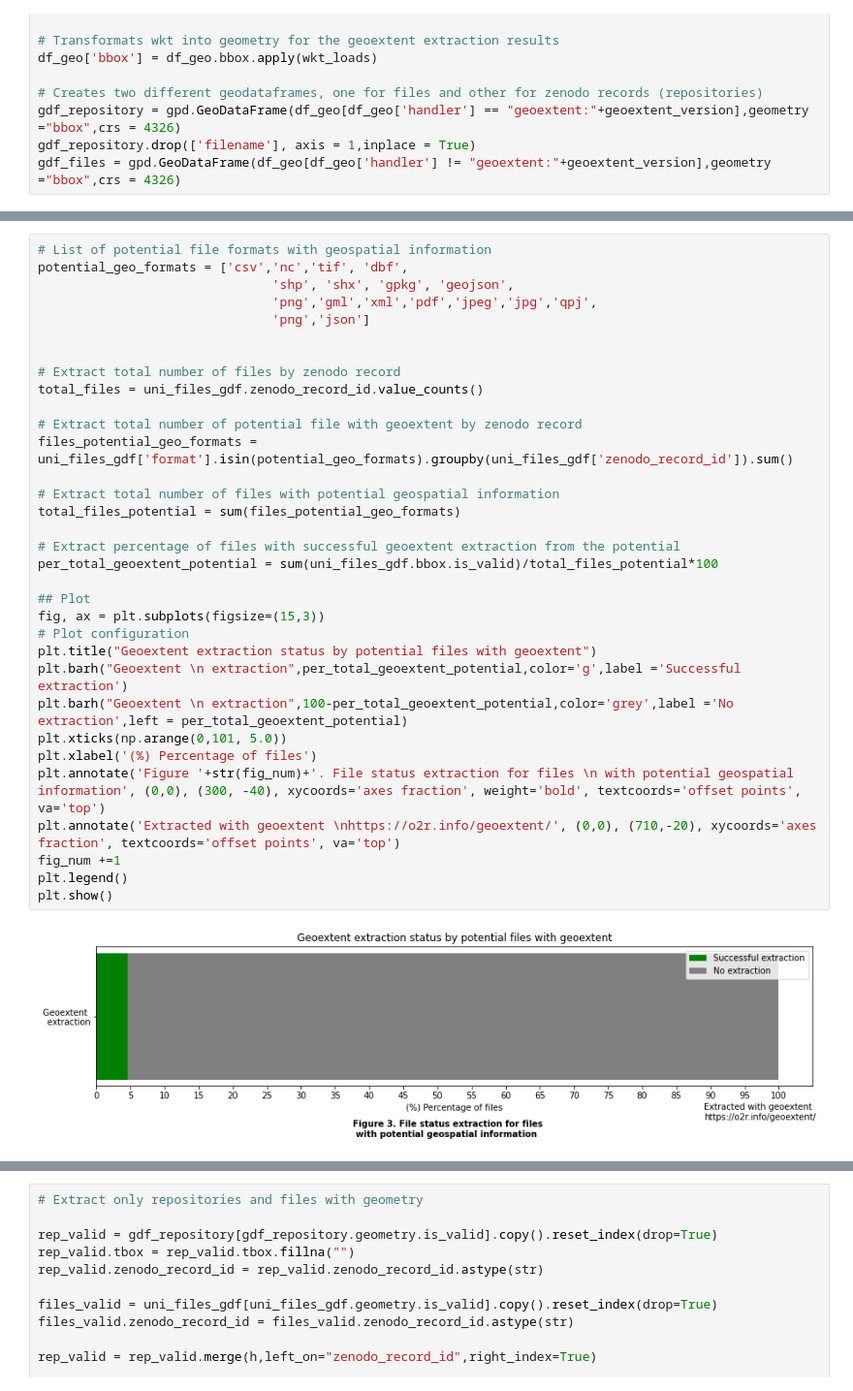
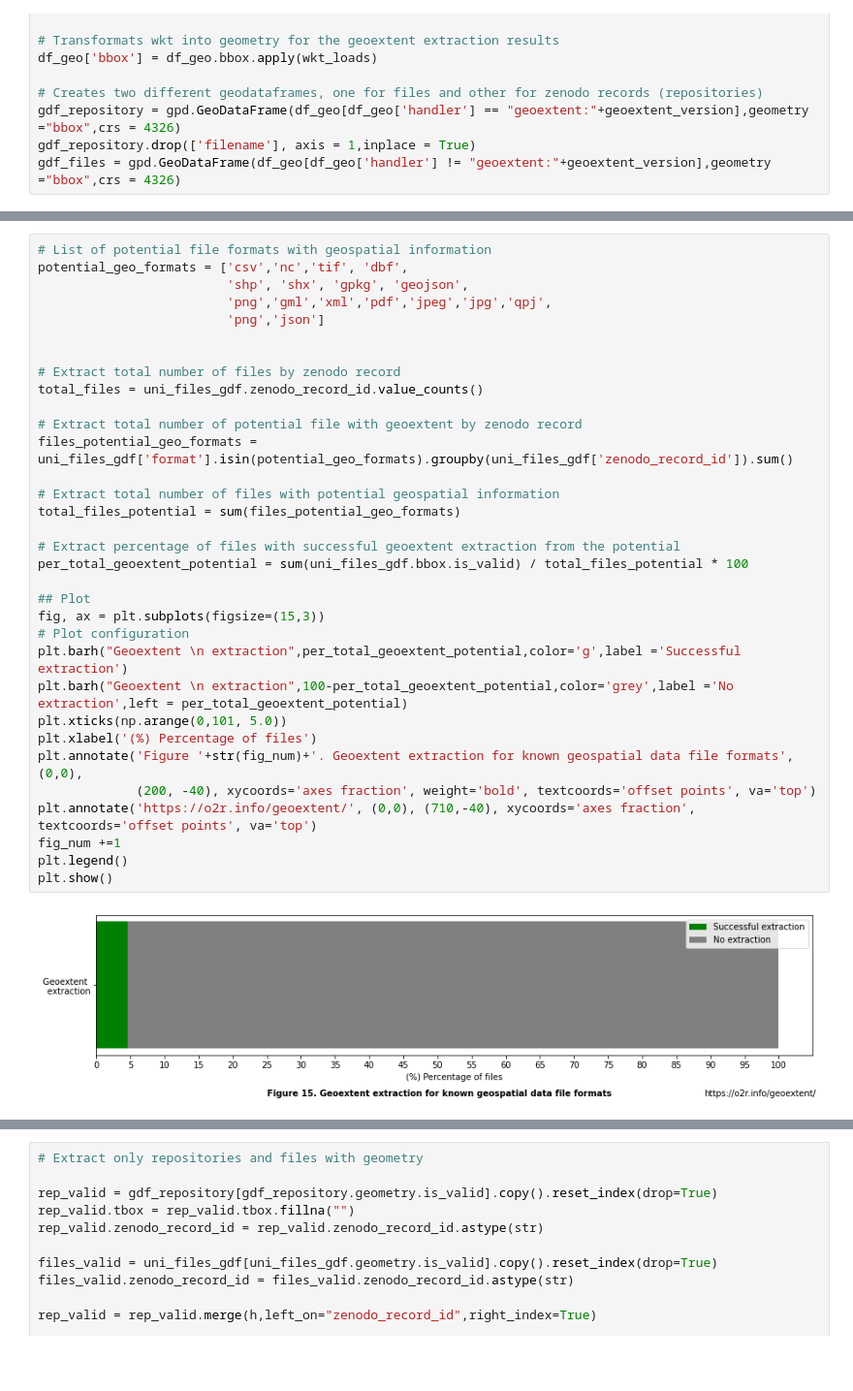
Before and after one commit to o2r-project/geoextent, a Jupyter notebook: showcase/SG_01_Exploring_Research_Data_Repositories_with_geoextent.ipynb, the cells around one changed output, grey strips where cells are left out. Shown at 97% size. Saved outputs shown, nothing was run; the diff lists cells and outputs as text; blank space fills up the shorter version.

```diff
--- a/showcase/SG_01_Exploring_Research_Data_Repositories_with_geoextent.ipynb
+++ b/showcase/SG_01_Exploring_Research_Data_Repositories_with_geoextent.ipynb
@@ -408,36 +422,36 @@ In this sense, we took those files with known formats to potentially store geosp
 # %%
 # List of potential file formats with geospatial information
 potential_geo_formats = ['csv','nc','tif', 'dbf',
-                               'shp', 'shx', 'gpkg', 'geojson',
-                               'png','gml','xml','pdf','jpeg','jpg','qpj',
-                               'png','json']
+                         'shp', 'shx', 'gpkg', 'geojson',
+                         'png','gml','xml','pdf','jpeg','jpg','qpj',
+                         'png','json']
 
 
 # Extract total number of files by zenodo record
 total_files = uni_files_gdf.zenodo_record_id.value_counts()
 
 # Extract total number of potential file with geoextent by zenodo record
 files_potential_geo_formats = uni_files_gdf['format'].isin(potential_geo_formats).groupby(uni_files_gdf['zenodo_record_id']).sum()
 
 # Extract total number of files with potential geospatial information
 total_files_potential = sum(files_potential_geo_formats)
 
 # Extract percentage of files with successful geoextent extraction from the potential
-per_total_geoextent_potential = sum(uni_files_gdf.bbox.is_valid)/total_files_potential*100
+per_total_geoextent_potential = sum(uni_files_gdf.bbox.is_valid) / total_files_potential * 100
 
 ## Plot
 fig, ax = plt.subplots(figsize=(15,3))
 # Plot configuration
-plt.title("Geoextent extraction status by potential files with geoextent")
 plt.barh("Geoextent \n extraction",per_total_geoextent_potential,color='g',label ='Successful extraction')
 plt.barh("Geoextent \n extraction",100-per_total_geoextent_potential,color='grey',label ='No extraction',left = per_total_geoextent_potential)
 plt.xticks(np.arange(0,101, 5.0))
 plt.xlabel('(%) Percentage of files')
-plt.annotate('Figure '+str(fig_num)+'. File status extraction for files \n with potential geospatial information', (0,0), (300, -40), xycoords='axes fraction', weight='bold', textcoords='offset points', va='top')
-plt.annotate('Extracted with geoextent \nhttps://o2r.info/geoextent/', (0,0), (710,-20), xycoords='axes fraction', textcoords='offset points', va='top')
+plt.annotate('Figure '+str(fig_num)+'. Geoextent extraction for known geospatial data file formats', (0,0),
+             (200, -40), xycoords='axes fraction', weight='bold', textcoords='offset points', va='top')
+plt.annotate('https://o2r.info/geoextent/', (0,0), (710,-40), xycoords='axes fraction', textcoords='offset points', va='top')
 fig_num +=1
 plt.legend()
 plt.show()
 # %% [output]
-[figure, old version]
+[figure, new version]
 # %% [markdown]
```
Also changed, not shown: parts of 34 cells of this notebook.
